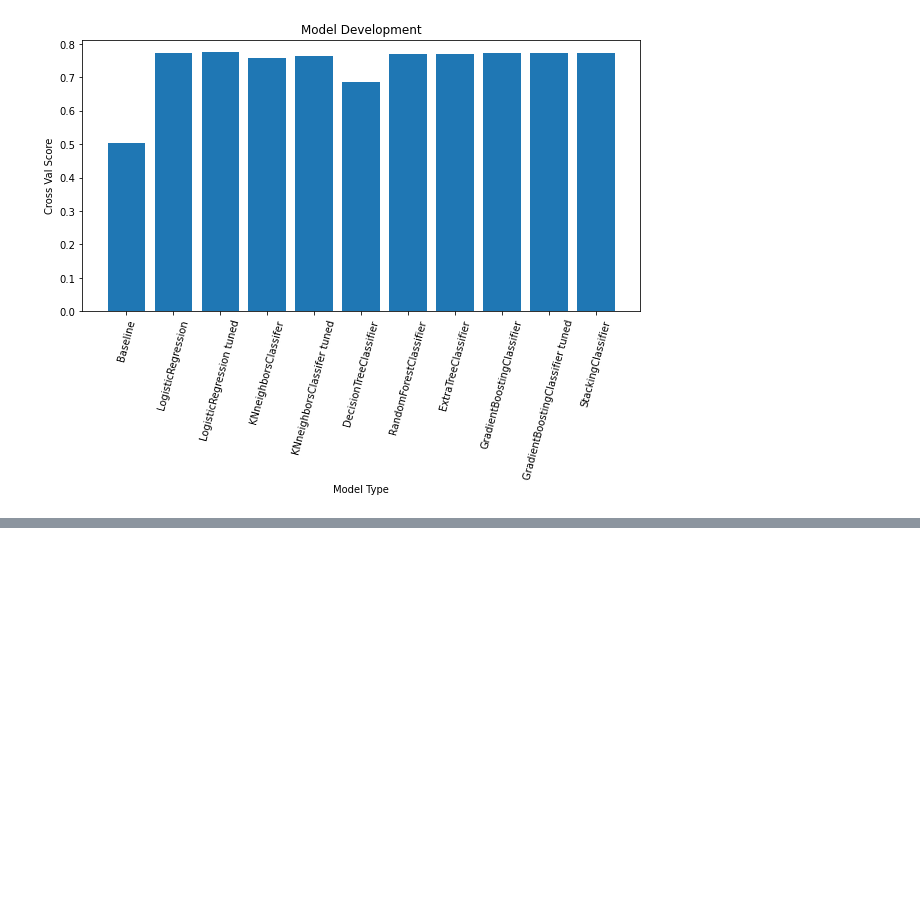
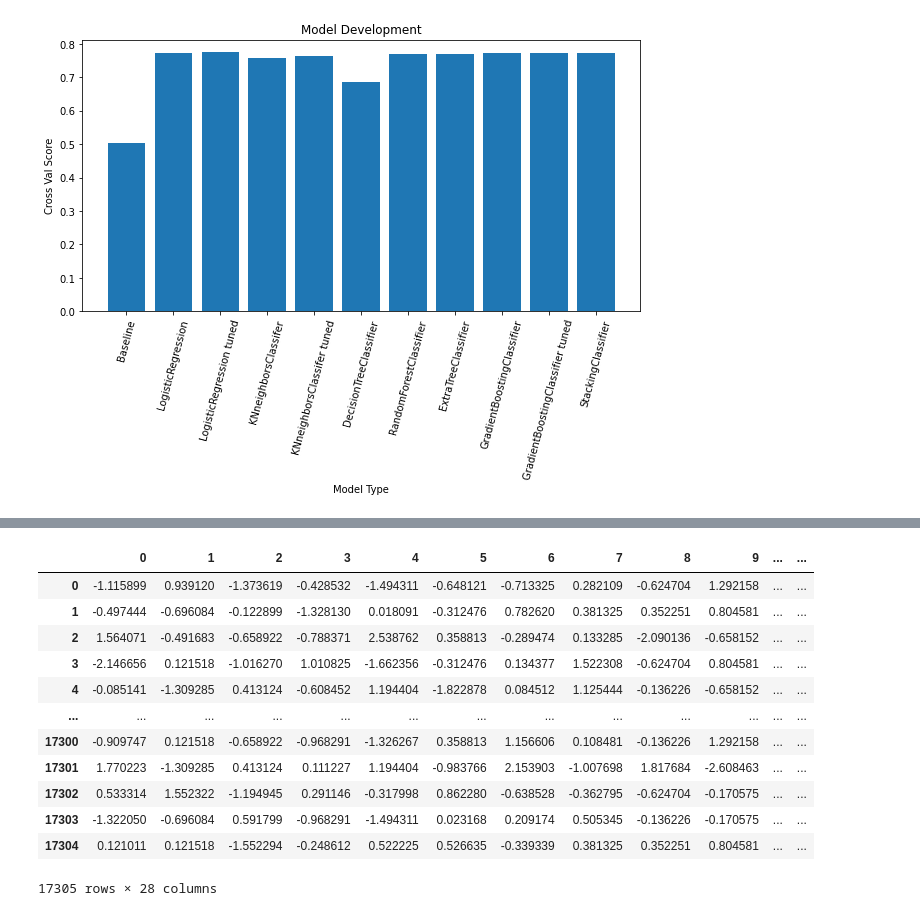
Before and after one commit to KyleWeesner/Catpstone-League_of_Legends_Win_Predictor, a Jupyter notebook: Untitled_Folder/Modeling.ipynb, the cells around one changed output, grey strips where cells are left out. Cells and saved outputs as stored; diff of their text form; code cells hidden in the pictures; blank space fills up the shorter version.

```diff
--- a/Untitled Folder/Modeling.ipynb
+++ b/Untitled_Folder/Modeling.ipynb
@@ -522,0 +680,7 @@ for col in list(abs(heatmap_df.corr().columns)):
+# %%
+pipe_rfc1= Pipeline(steps=[('ss',subpipe_ss),
+                           ('pca', subpipe_pca),
+                            ('rfc',RandomForestClassifier(random_state=3))])
+
+pipe_rfc1.fit(X_train, y_train)
+print(f'cv = {cross_val_score(pipe_rfc1, X_train, y_train).mean()} , train = {pipe_rfc1.score(X_train, y_train)}')
@@ -522,0 +732,6 @@ for col in list(abs(heatmap_df.corr().columns)):
+# %%
+pipe_dummy= Pipeline(steps=[('ct',ct),
+                            ('dummy', DummyClassifier())])
+
+pipe_dummy.fit(X_train, y_train)
+print(f'cv = {cross_val_score(pipe_dummy, X_train, y_train).mean()} , train = {pipe_dummy.score(X_train, y_train)}')
@@ -522,0 +740,6 @@ for col in list(abs(heatmap_df.corr().columns)):
+# %%
+pipe_rfc1= Pipeline(steps=[('ct',ct),
+                            ('rfc',RandomForestClassifier(random_state=3))])
+
+pipe_rfc1.fit(X_train, y_train)
+print(f'cv = {cross_val_score(pipe_rfc1, X_train, y_train).mean()} , train = {pipe_rfc1.score(X_train, y_train)}')
@@ -522,0 +768,2 @@ for col in list(abs(heatmap_df.corr().columns)):
+# %%
+ct = ColumnTransformer(transformers= [('subpipe_pca', subpipe_pca, X_train.columns)])
@@ -522,0 +786,16 @@ for col in list(abs(heatmap_df.corr().columns)):
+# %%
+pd.DataFrame(ct.fit_transform(X_train))
+# %% [output]
+|  | 0 | 1 | 2 | 3 | 4 | 5 | 6 | 7 | 8 | 9 | ... | ... |
+| 0 | -1.115899 | 0.939120 | -1.373619 | -0.428532 | -1.494311 | -0.648121 | -0.713325 | 0.282109 | -0.624704 | 1.292158 | ... | ... |
+| 1 | -0.497444 | -0.696084 | -0.122899 | -1.328130 | 0.018091 | -0.312476 | 0.782620 | 0.381325 | 0.352251 | 0.804581 | ... | ... |
+| 2 | 1.564071 | -0.491683 | -0.658922 | -0.788371 | 2.538762 | 0.358813 | -0.289474 | 0.133285 | -2.090136 | -0.658152 | ... | ... |
+| 3 | -2.146656 | 0.121518 | -1.016270 | 1.010825 | -1.662356 | -0.312476 | 0.134377 | 1.522308 | -0.624704 | 0.804581 | ... | ... |
+| 4 | -0.085141 | -1.309285 | 0.413124 | -0.608452 | 1.194404 | -1.822878 | 0.084512 | 1.125444 | -0.136226 | -0.658152 | ... | ... |
+| ... | ... | ... | ... | ... | ... | ... | ... | ... | ... | ... | ... | ... |
+| 17300 | -0.909747 | 0.121518 | -0.658922 | -0.968291 | -1.326267 | 0.358813 | 1.156606 | 0.108481 | -0.136226 | 1.292158 | ... | ... |
+| 17301 | 1.770223 | -1.309285 | 0.413124 | 0.111227 | 1.194404 | -0.983766 | 2.153903 | -1.007698 | 1.817684 | -2.608463 | ... | ... |
+| 17302 | 0.533314 | 1.552322 | -1.194945 | 0.291146 | -0.317998 | 0.862280 | -0.638528 | -0.362795 | -0.624704 | -0.170575 | ... | ... |
+| 17303 | -1.322050 | -0.696084 | 0.591799 | -0.968291 | -1.494311 | 0.023168 | 0.209174 | 0.505345 | -0.136226 | -0.170575 | ... | ... |
+| 17304 | 0.121011 | 0.121518 | -1.552294 | -0.248612 | 0.522225 | 0.526635 | -0.339339 | 0.381325 | 0.352251 | 0.804581 | ... | ... |
+17305 rows × 28 columns
```
Also changed, not shown: parts of 35 cells of this notebook, 6 other files.
